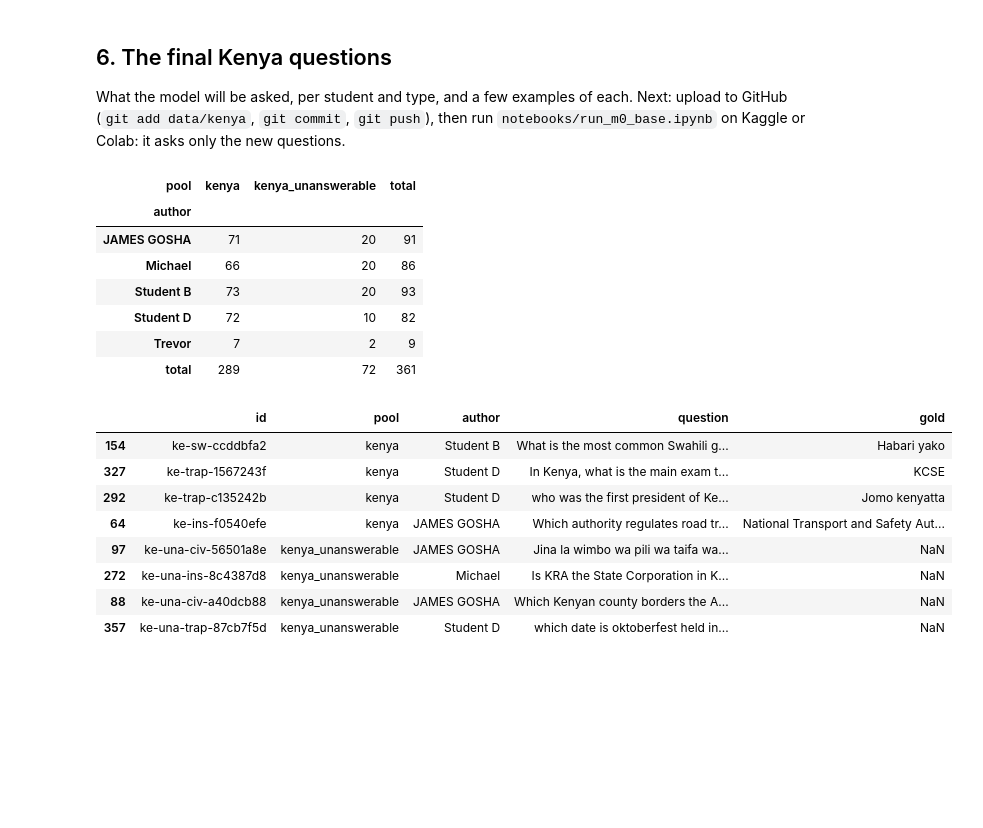
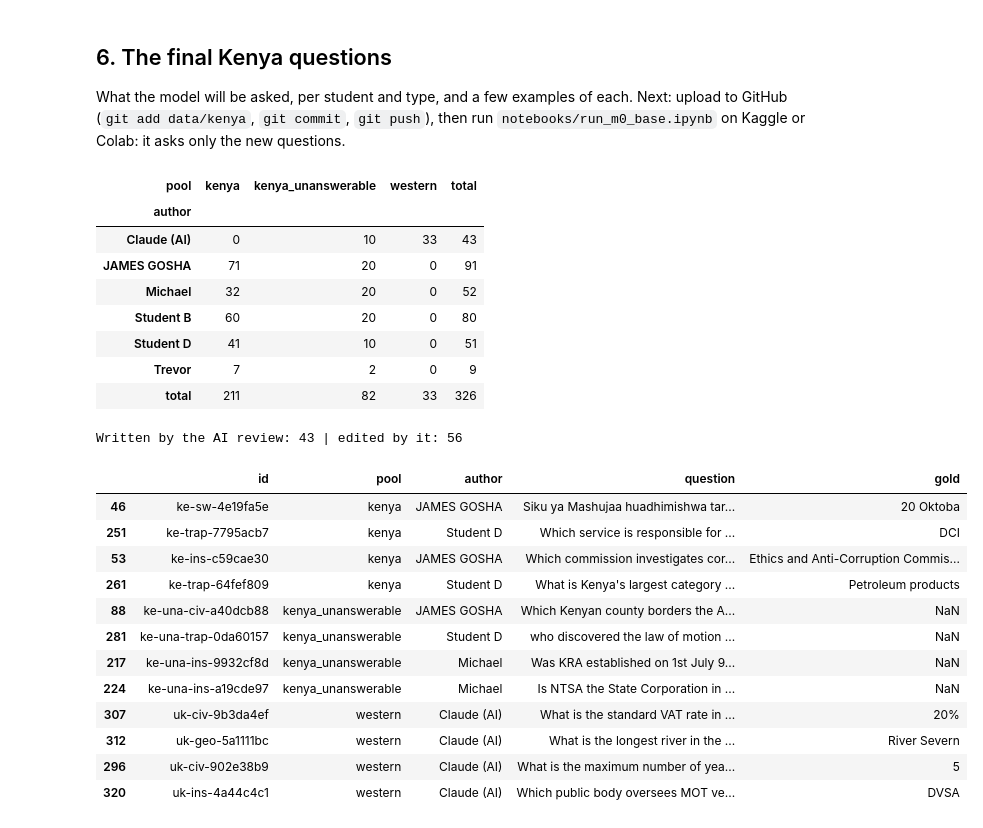
Before and after one commit to trevorblue/bluff-detector, a Jupyter notebook: notebooks/kenya_questions.ipynb, the cells around one changed output. Cells and saved outputs as stored; diff of their text form; code cells hidden in the pictures; blank space fills up the shorter version.

```diff
--- a/notebooks/kenya_questions.ipynb
+++ b/notebooks/kenya_questions.ipynb
@@ -238,23 +239,31 @@ on Kaggle or Colab: it asks only the new questions.
 # %%
 q = pd.DataFrame(read_jsonl(cfg["data"]["kenya_questions"]))
 display(pd.crosstab(q["author"], q["pool"], margins=True, margins_name="total"))
+print("Written by the AI review:", int((q["author"] == "Claude (AI)").sum()),
+      "| edited by it:", int((q["reviewer"] == "Claude (AI)").sum()))
 examples = pd.concat([d.sample(min(4, len(d)), random_state=1) for _, d in q.groupby("pool")])
 display(examples[["id", "pool", "author", "question", "gold"]])
 # %% [output]
-| pool | kenya | kenya_unanswerable | total |
-| author |  |  |  |
-| JAMES GOSHA | 71 | 20 | 91 |
-| Michael | 66 | 20 | 86 |
-| Student B | 73 | 20 | 93 |
-| Student D | 72 | 10 | 82 |
-| Trevor | 7 | 2 | 9 |
-| total | 289 | 72 | 361 |
+| pool | kenya | kenya_unanswerable | western | total |
+| author |  |  |  |  |
+| Claude (AI) | 0 | 10 | 33 | 43 |
+| JAMES GOSHA | 71 | 20 | 0 | 91 |
+| Michael | 32 | 20 | 0 | 52 |
+| Student B | 60 | 20 | 0 | 80 |
+| Student D | 41 | 10 | 0 | 51 |
+| Trevor | 7 | 2 | 0 | 9 |
+| total | 211 | 82 | 33 | 326 |
+Written by the AI review: 43 | edited by it: 56
 |  | id | pool | author | question | gold |
-| 154 | ke-sw-ccddbfa2 | kenya | Student B | What is the most common Swahili g... | Habari yako |
-| 327 | ke-trap-1567243f | kenya | Student D | In Kenya, what is the main exam t... | KCSE |
-| 292 | ke-trap-c135242b | kenya | Student D | who was the first president of Ke... | Jomo kenyatta |
-| 64 | ke-ins-f0540efe | kenya | JAMES GOSHA | Which authority regulates road tr... | National Transport and Safety Aut... |
-| 97 | ke-una-civ-56501a8e | kenya_unanswerable | JAMES GOSHA | Jina la wimbo wa pili wa taifa wa... | NaN |
-| 272 | ke-una-ins-8c4387d8 | kenya_unanswerable | Michael | Is KRA the State Corporation in K... | NaN |
+| 46 | ke-sw-4e19fa5e | kenya | JAMES GOSHA | Siku ya Mashujaa huadhimishwa tar... | 20 Oktoba |
+| 251 | ke-trap-7795acb7 | kenya | Student D | Which service is responsible for ... | DCI |
+| 53 | ke-ins-c59cae30 | kenya | JAMES GOSHA | Which commission investigates cor... | Ethics and Anti-Corruption Commis... |
+| 261 | ke-trap-64fef809 | kenya | Student D | What is Kenya's largest category ... | Petroleum products |
 | 88 | ke-una-civ-a40dcb88 | kenya_unanswerable | JAMES GOSHA | Which Kenyan county borders the A... | NaN |
-| 357 | ke-una-trap-87cb7f5d | kenya_unanswerable | Student D | which date is oktoberfest held in... | NaN |
+| 281 | ke-una-trap-0da60157 | kenya_unanswerable | Student D | who discovered the law of motion ... | NaN |
+| 217 | ke-una-ins-9932cf8d | kenya_unanswerable | Michael | Was KRA established on 1st July 9... | NaN |
+| 224 | ke-una-ins-a19cde97 | kenya_unanswerable | Michael | Is NTSA the State Corporation in ... | NaN |
+| 307 | uk-civ-9b3da4ef | western | Claude (AI) | What is the standard VAT rate in ... | 20% |
+| 312 | uk-geo-5a1111bc | western | Claude (AI) | What is the longest river in the ... | River Severn |
+| 296 | uk-civ-902e38b9 | western | Claude (AI) | What is the maximum number of yea... | 5 |
+| 320 | uk-ins-4a44c4c1 | western | Claude (AI) | Which public body oversees MOT ve... | DVSA |
```
Also changed, not shown: parts of 9 cells of this notebook, 11 other files.
